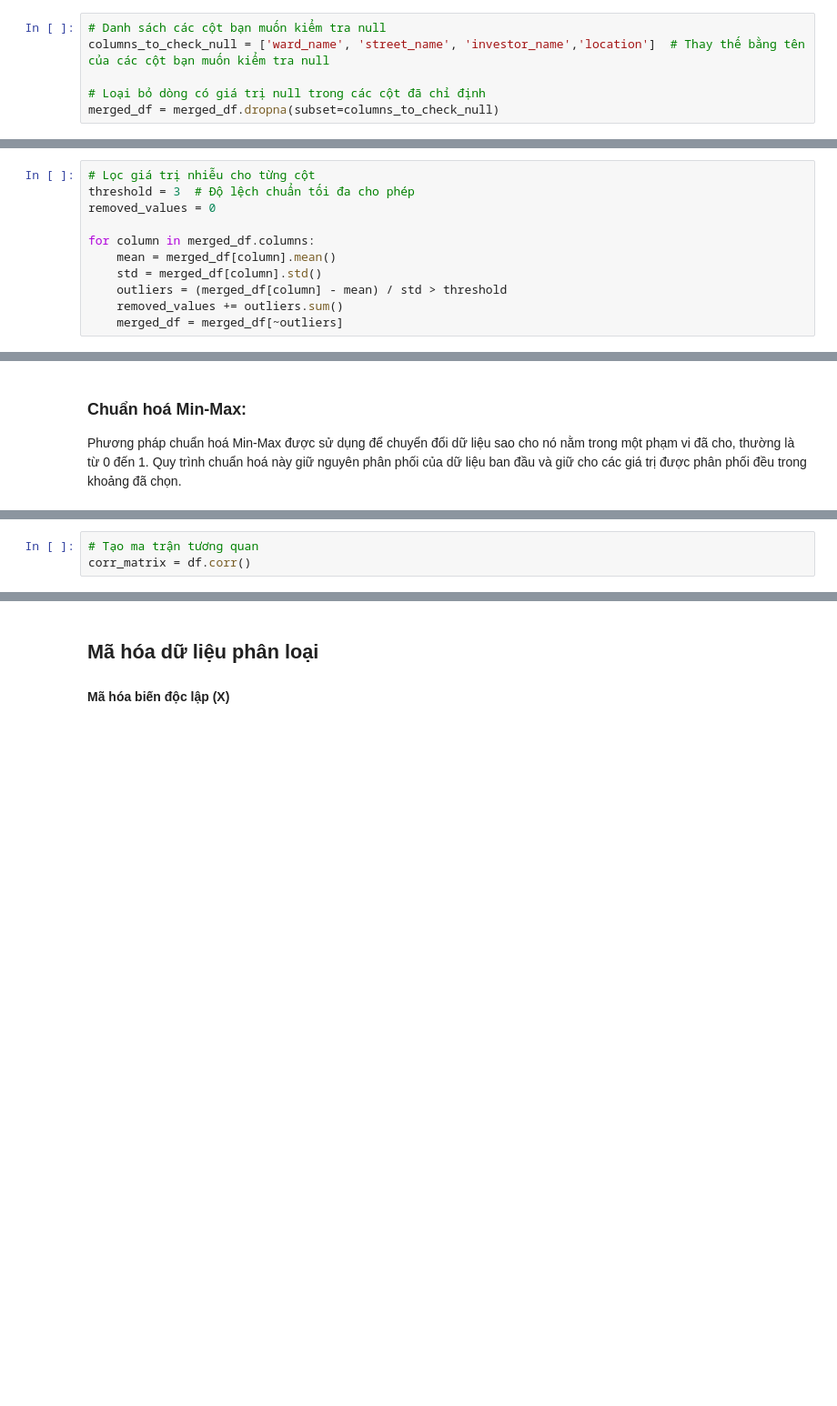
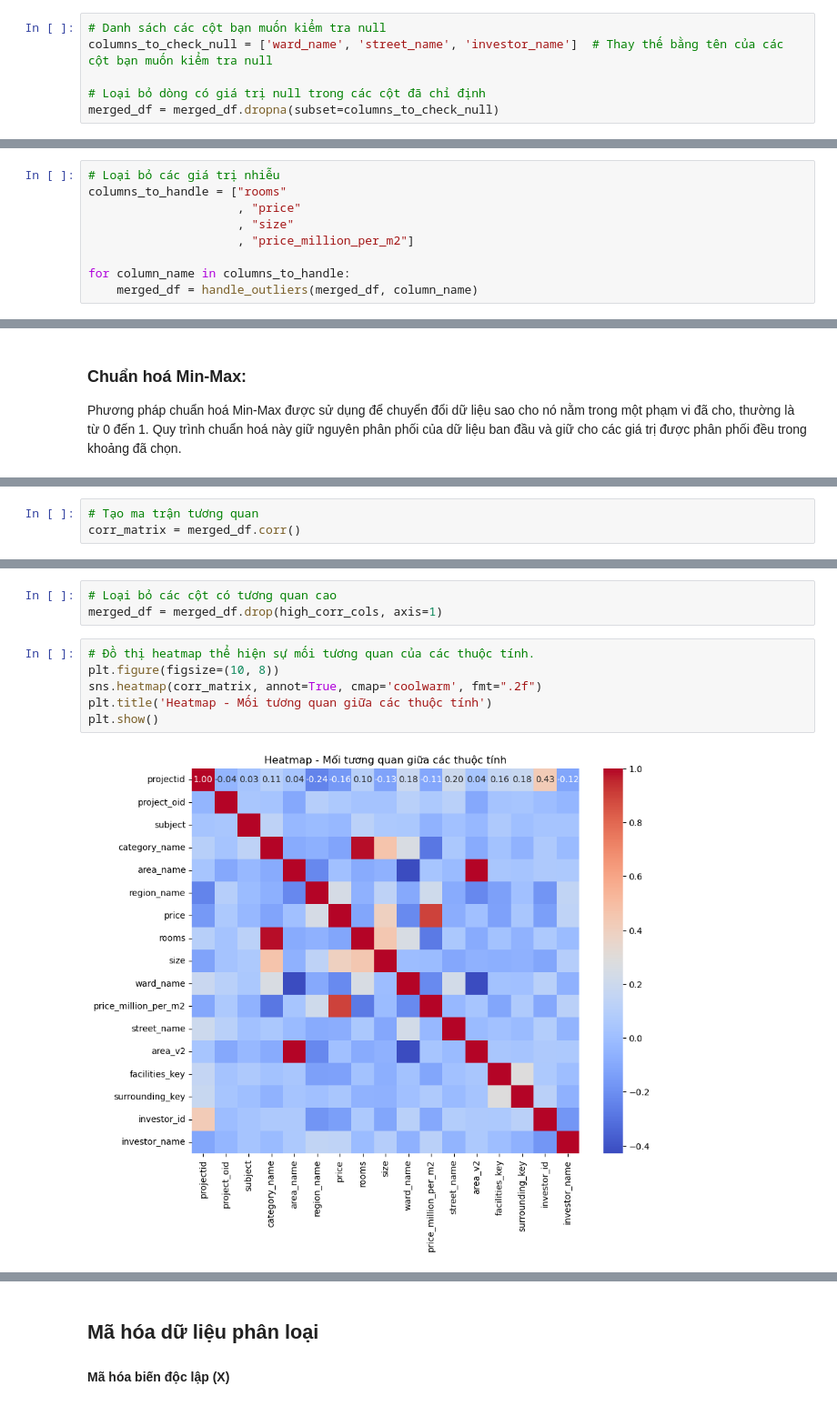
Before and after one commit to uit-ntn/estate-price-prediction, a Jupyter notebook: Data_preprocessing.ipynb, the cells around one changed output, grey strips where cells are left out. Shown at 91% size. Cells and saved outputs as stored; diff of their text form; blank space fills up the shorter version.

```diff
--- a/Data_preprocessing.ipynb
+++ b/Data_preprocessing.ipynb
@@ -162,7 +222,7 @@ investor_name           250
 dtype: int64
 # %%
 # Danh sách các cột bạn muốn kiểm tra null
-columns_to_check_null = ['ward_name', 'street_name', 'investor_name','location']  # Thay thế bằng tên của các cột bạn muốn kiểm tra null
+columns_to_check_null = ['ward_name', 'street_name', 'investor_name']  # Thay thế bằng tên của các cột bạn muốn kiểm tra null
 
 # Loại bỏ dòng có giá trị null trong các cột đã chỉ định
 merged_df = merged_df.dropna(subset=columns_to_check_null)
@@ -234,11 +272,0 @@ TypeError: unsupported operand type(s) for -: 'str' and 'str'
-# %%
-# Lọc giá trị nhiễu cho từng cột
-threshold = 3  # Độ lệch chuẩn tối đa cho phép
-removed_values = 0
-
-for column in merged_df.columns:
-    mean = merged_df[column].mean()
-    std = merged_df[column].std()
-    outliers = (merged_df[column] - mean) / std > threshold
-    removed_values += outliers.sum()
-    merged_df = merged_df[~outliers]
@@ -279,0 +315,9 @@ Thông tin dữ liệu sau khi loại bỏ nhiễu:
+# %%
+# Loại bỏ các giá trị nhiễu
+columns_to_handle = ["rooms"
+                     , "price"
+                     , "size"
+                     , "price_million_per_m2"]
+
+for column_name in columns_to_handle:
+    merged_df = handle_outliers(merged_df, column_name)
@@ -295,3 +405,3 @@ print(df_min_max.head())
 # %%
 # Tạo ma trận tương quan
-corr_matrix = df.corr()
+corr_matrix = merged_df.corr()
@@ -303,0 +429,11 @@ plt.show()
+# %%
+# Loại bỏ các cột có tương quan cao
+merged_df = merged_df.drop(high_corr_cols, axis=1)
+# %%
+# Đồ thị heatmap thể hiện sự mối tương quan của các thuộc tính.
+plt.figure(figsize=(10, 8))
+sns.heatmap(corr_matrix, annot=True, cmap='coolwarm', fmt=".2f")
+plt.title('Heatmap - Mối tương quan giữa các thuộc tính')
+plt.show()
+# %% [output]
+[figure, added]
```
Also changed, not shown: parts of 49 cells of this notebook, 5 other files.
